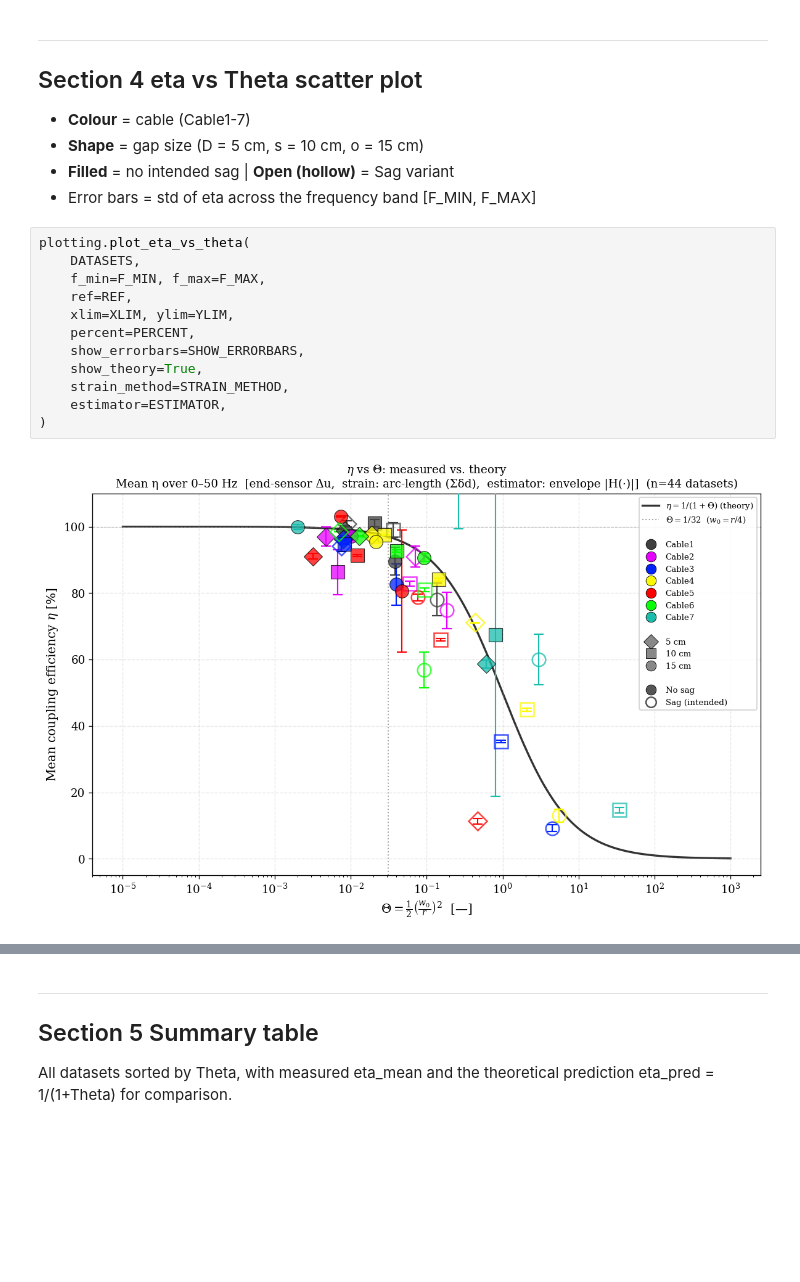
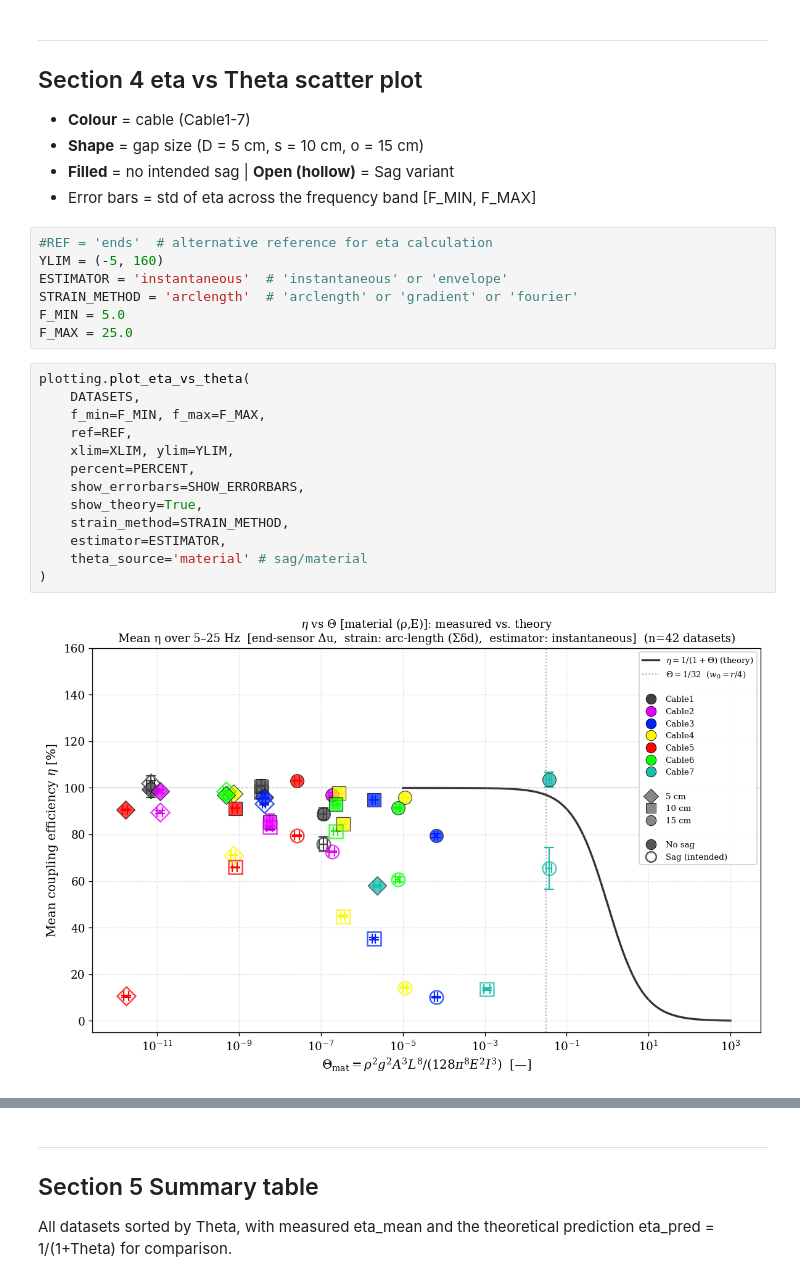
Before and after one commit to olav-cor/ldv-cable-coupling, a Jupyter notebook: LDV_EtaTheta_Analysis.ipynb, the cells around one changed output, grey strips where cells are left out. Saved outputs shown, nothing was run; the diff lists cells and outputs as text; blank space fills up the shorter version.

```diff
--- a/LDV_EtaTheta_Analysis.ipynb
+++ b/LDV_EtaTheta_Analysis.ipynb
@@ -193,17 +235,25 @@ Done in 0.0 s
 - **Shape** = gap size (D = 5 cm, s = 10 cm, o = 15 cm)
 - **Filled** = no intended sag  |  **Open (hollow)** = Sag variant
 - Error bars = std of eta across the frequency band [F_MIN, F_MAX]
+# %%
+#REF = 'ends'  # alternative reference for eta calculation
+YLIM = (-5, 160)
+ESTIMATOR = 'instantaneous'  # 'instantaneous' or 'envelope'
+STRAIN_METHOD = 'arclength'  # 'arclength' or 'gradient' or 'fourier'
+F_MIN = 5.0
+F_MAX = 25.0
 # %%
 plotting.plot_eta_vs_theta(
     DATASETS,
     f_min=F_MIN, f_max=F_MAX,
     ref=REF,
     xlim=XLIM, ylim=YLIM,
     percent=PERCENT,
     show_errorbars=SHOW_ERRORBARS,
     show_theory=True,
     strain_method=STRAIN_METHOD,
     estimator=ESTIMATOR,
+    theta_source='material' # sag/material
 )
 # %% [output]
-[figure, old version]
+[figure, new version]
```
Also changed, not shown: parts of 11 cells of this notebook, 14 other files.
